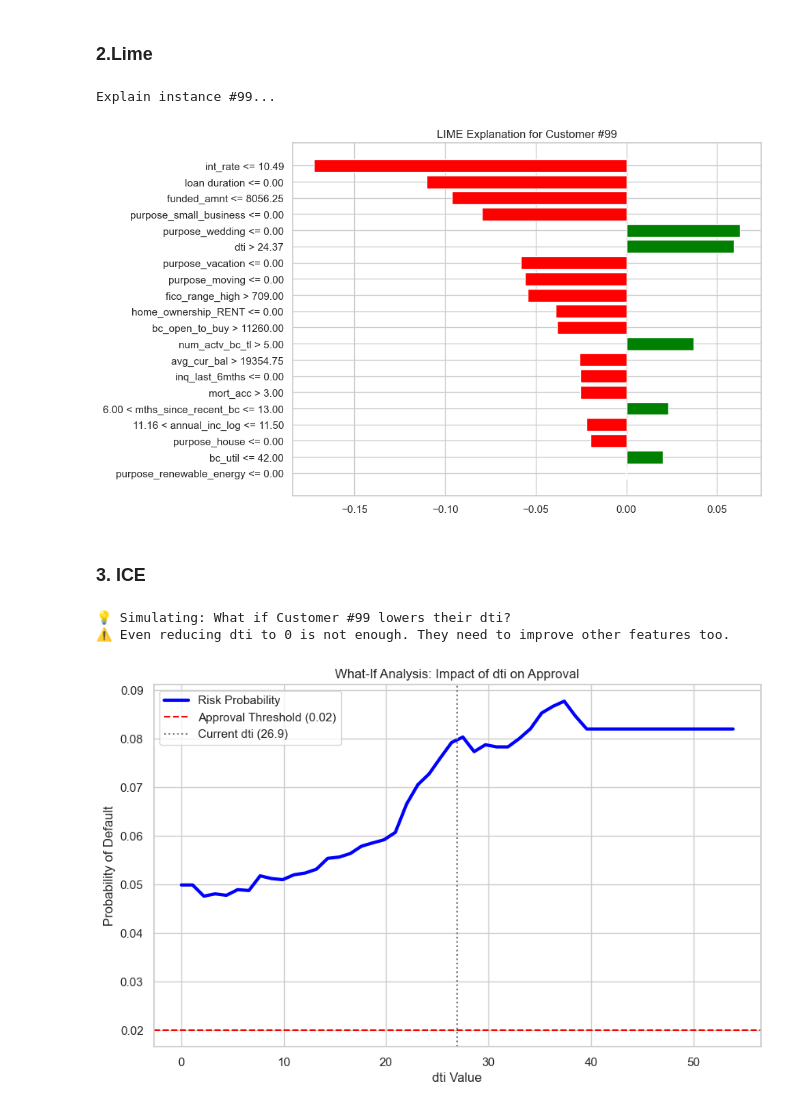
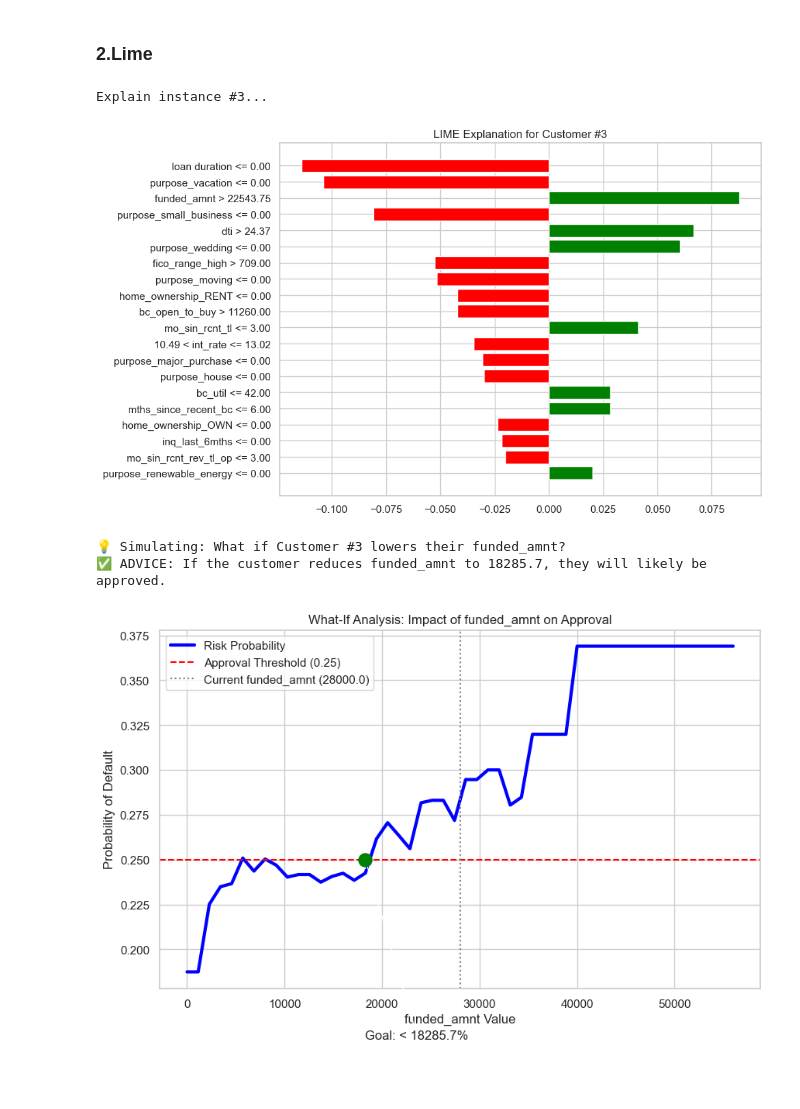
Before and after one commit to Kaixin-XIE-Kai/Credit_Risk_forCapgemini, a Jupyter notebook: notebooks/04_Local_Interpretability.ipynb, the cells around one changed output. Cells and saved outputs as stored; diff of their text form; code cells hidden in the pictures; blank space fills up the shorter version.

Commit message:
Update champion model, calibrator, and notebooks for PnL & threshold optimization

```diff
--- a/notebooks/04_Local_Interpretability.ipynb
+++ b/notebooks/04_Local_Interpretability.ipynb
@@ -106,11 +103,11 @@ else:
 # ==========================================
 
 # Define target probability range
-TARGET_PROB_MIN = 0.01  # 5%
-TARGET_PROB_MAX = 0.10  # 6%
+TARGET_PROB_MIN = 0.25
+TARGET_PROB_MAX = 0.30
 # Assume the business optimal threshold THRESHOLD is already defined (e.g., from your NB 02)
 # If THRESHOLD is not defined, we can assume 5%
-THRESHOLD = 0.02
+THRESHOLD = 0.25
 
 print(f"🔍 Searching for customers with predicted probability between {TARGET_PROB_MIN:.0%} - {TARGET_PROB_MAX:.0%}...")
 
@@ -198,12 +195,10 @@ plt.title(f"LIME Explanation for Customer #{customer_idx}")
 plt.tight_layout()
 plt.show()
 # %% [output]
-Explain instance #99...
+Explain instance #3...
-[figure, old version]
+[figure, new version]
-# %% [markdown]
-### 3. ICE
 # %%
-feature_to_improve = 'dti' # Usually the most actionable feature
+feature_to_improve = 'funded_amnt' # Usually the most actionable feature
 current_val = customer_data[feature_to_improve].values[0]
 
 print(f"💡 Simulating: What if Customer #{customer_idx} lowers their {feature_to_improve}?")
@@ -219,33 +214,33 @@ X_sim[feature_to_improve] = simulation_range
 # Predict on this synthetic data
 new_probs = xgb_model.predict_proba(X_sim)[:, 1]
 
 # Plot ICE Curve (Individual Conditional Expectation)
 plt.figure(figsize=(10, 6))
 plt.plot(simulation_range, new_probs, color='blue', linewidth=3, label='Risk Probability')
 
 # Add markers
 plt.axhline(THRESHOLD, color='red', linestyle='--', label=f'Approval Threshold ({THRESHOLD})')
 plt.axvline(current_val, color='grey', linestyle=':', label=f'Current {feature_to_improve} ({current_val:.1f})')
 
 # Find intersection (The target value)
 # Simple logic to find where prob drops below threshold
 qualifying_indices = np.where(new_probs < THRESHOLD)[0]
 if len(qualifying_indices) > 0:
     target_val = simulation_range[qualifying_indices[-1]] # The highest value that is still safe
     plt.scatter(target_val, THRESHOLD, color='green', s=150, zorder=5)
     plt.annotate(f"Goal: < {target_val:.1f}%", (target_val, THRESHOLD),
                  xytext=(target_val-5, THRESHOLD-0.1), arrowprops=dict(arrowstyle="->"))
 
     print(f"✅ ADVICE: If the customer reduces {feature_to_improve} to {target_val:.1f}, they will likely be approved.")
 else:
     print(f"⚠️ Even reducing {feature_to_improve} to 0 is not enough. They need to improve other features too.")
 
 plt.title(f"What-If Analysis: Impact of {feature_to_improve} on Approval")
 plt.xlabel(f"{feature_to_improve} Value")
 plt.ylabel("Probability of Default")
 plt.legend()
 plt.show()
 # %% [output]
-💡 Simulating: What if Customer #99 lowers their dti?
-⚠️ Even reducing dti to 0 is not enough. They need to improve other features too.
+💡 Simulating: What if Customer #3 lowers their funded_amnt?
+✅ ADVICE: If the customer reduces funded_amnt to 18285.7, they will likely be approved.
-[figure, old version]
+[figure, new version]
```
Also changed, not shown: parts of 3 cells of this notebook, 5 other files.
